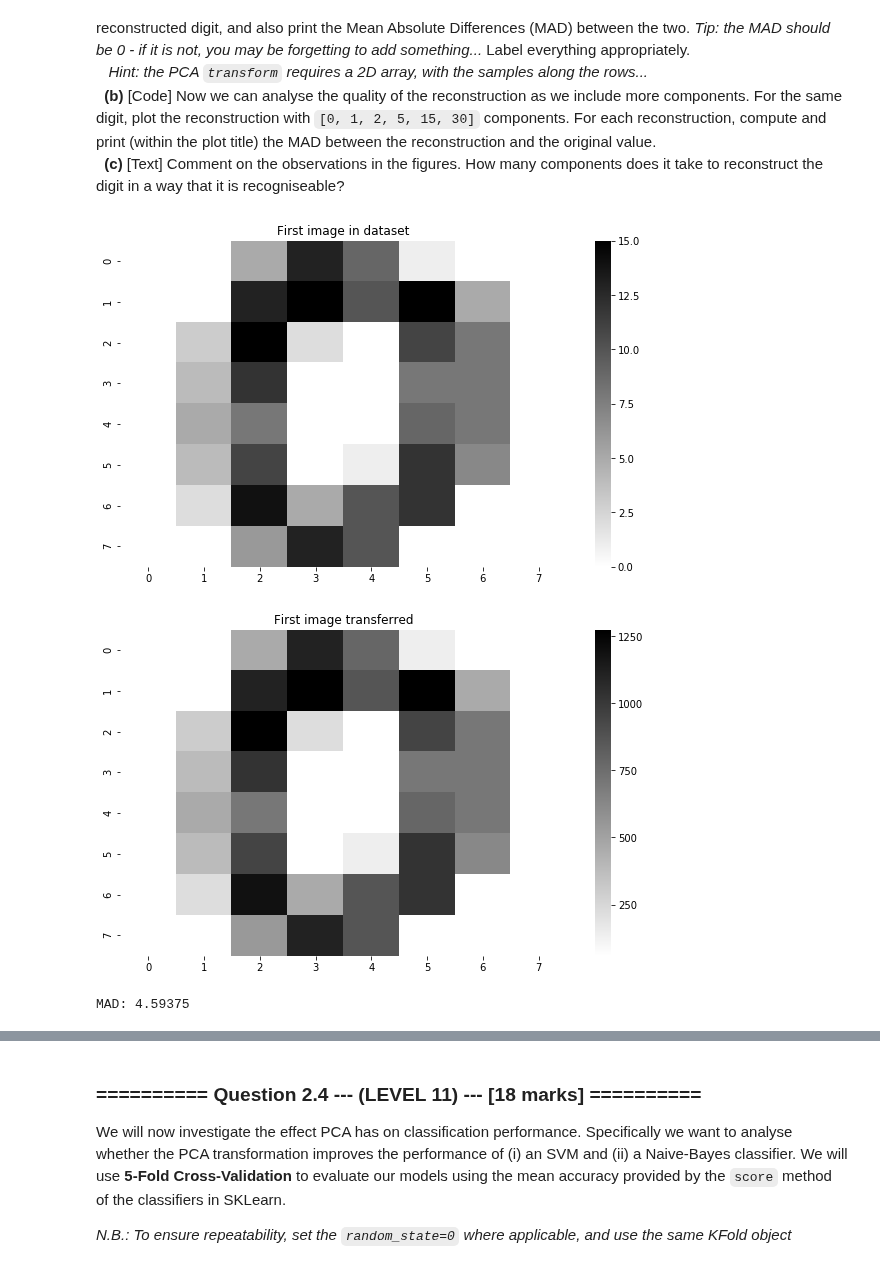
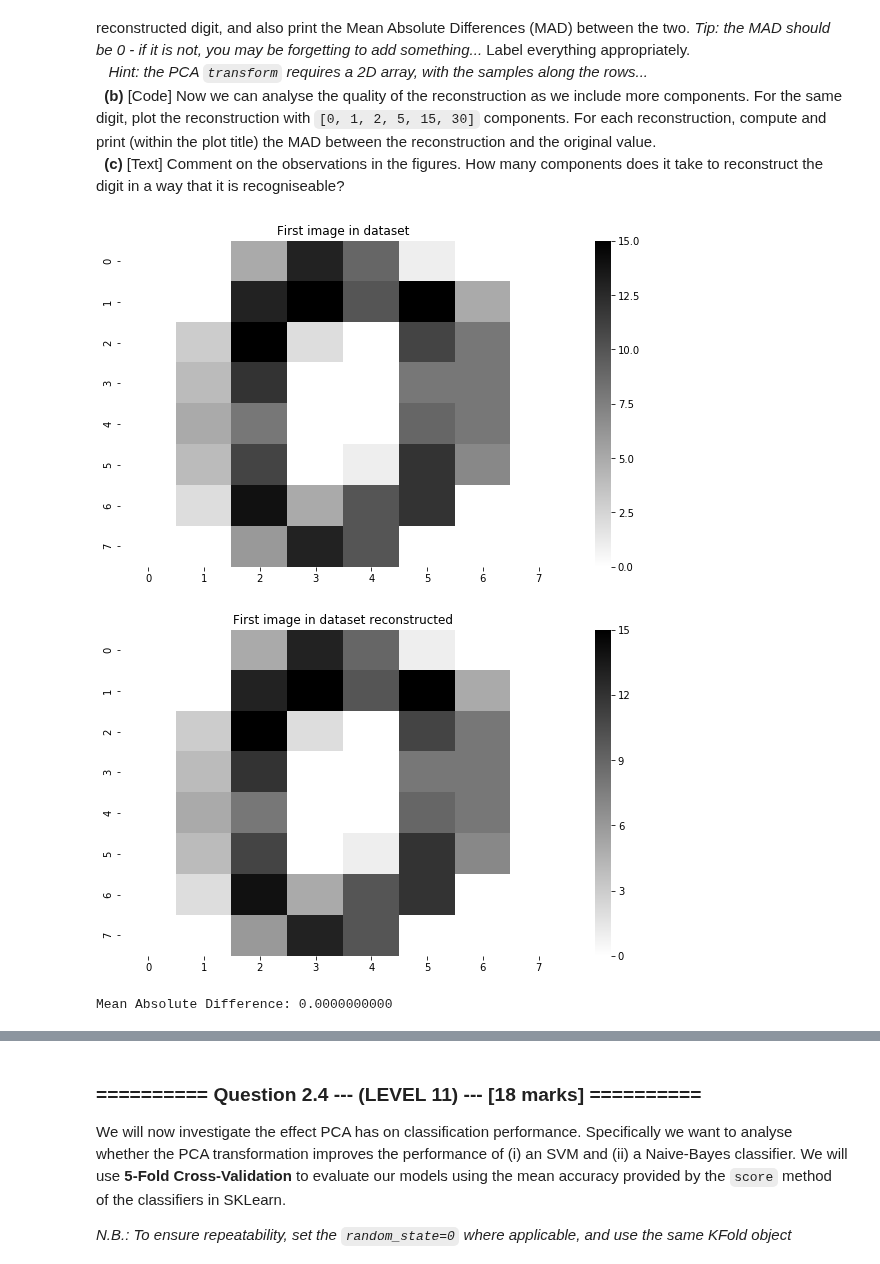
Before and after one commit to zhanshenlc/IAML2018, a Jupyter notebook: Assignments/04_B_PCA.ipynb, the cells around one changed output, grey strips where cells are left out. Saved outputs shown, nothing was run; the diff lists cells and outputs as text; code cells hidden in the pictures.

```diff
--- a/Assignments/04_B_PCA.ipynb
+++ b/Assignments/04_B_PCA.ipynb
@@ -306,21 +326,26 @@ We now want to explore what these principal components (eigen-vectors) capture a
 &nbsp;&nbsp;**(c)** [Text] Comment on the observations in the figures. How many components does it take to reconstruct the digit in a way that it is recogniseable?
 # %%
 #(a) # Your Code goes here:
-first_image = digits.data[0, :]
-plt10 = plt.figure(figsize=(10, 6))
-plt10 = sns.heatmap(data=first_image.reshape(8, 8), annot=False, cmap="binary")
-plt10.set_title('First image in dataset')
+def mad(a, b):
+    return np.mean(np.absolute(a - b))
+
+first_image = digits.data[0, :].reshape(1, -1)
+
+plt11 = plt.figure(figsize=(10, 6))
+plt11 = sns.heatmap(data=first_image.reshape(8, 8), annot=False, cmap="binary")
+plt11.set_title('First image in dataset')
 plt.show()
 
-projection = pca.transform(X=first_image.reshape(-1, 1))
-first_image_new = np.dot(projection, first_image)
-plt11 = plt.figure(figsize=(10, 6))
-plt11 = sns.heatmap(data=first_image_new.reshape(8, 8), annot=False, cmap="binary")
-plt11.set_title('First image transferred')
+projection = pca.transform(first_image)
+first_image_re = np.dot(projection, pca.components_) + pca.mean_
+
+plt12 = plt.figure(figsize=(10, 6))
+plt12 = sns.heatmap(data=first_image_re.reshape(8, 8), annot=False, cmap="binary")
+plt12.set_title('First image in dataset reconstructed')
 plt.show()
 
-print("MAD: {}".format(mean(absolute(first_image, first_image_new))))
+print("Mean Absolute Difference: {:.10f}".format(mad(first_image_re, first_image)))
 # %% [output]
 [figure]
-[figure, old version]
+[figure, new version]
-MAD: 4.59375
+Mean Absolute Difference: 0.0000000000
```
Also changed, not shown: parts of 15 cells of this notebook.
